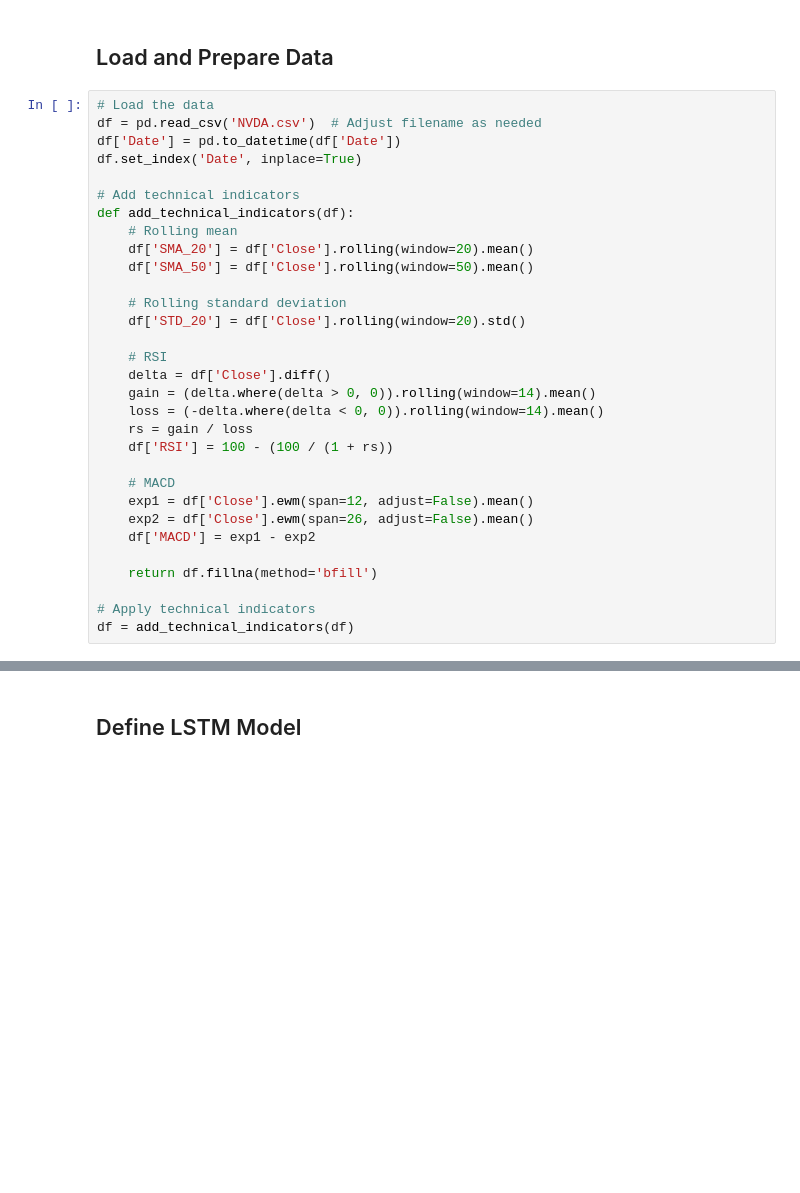
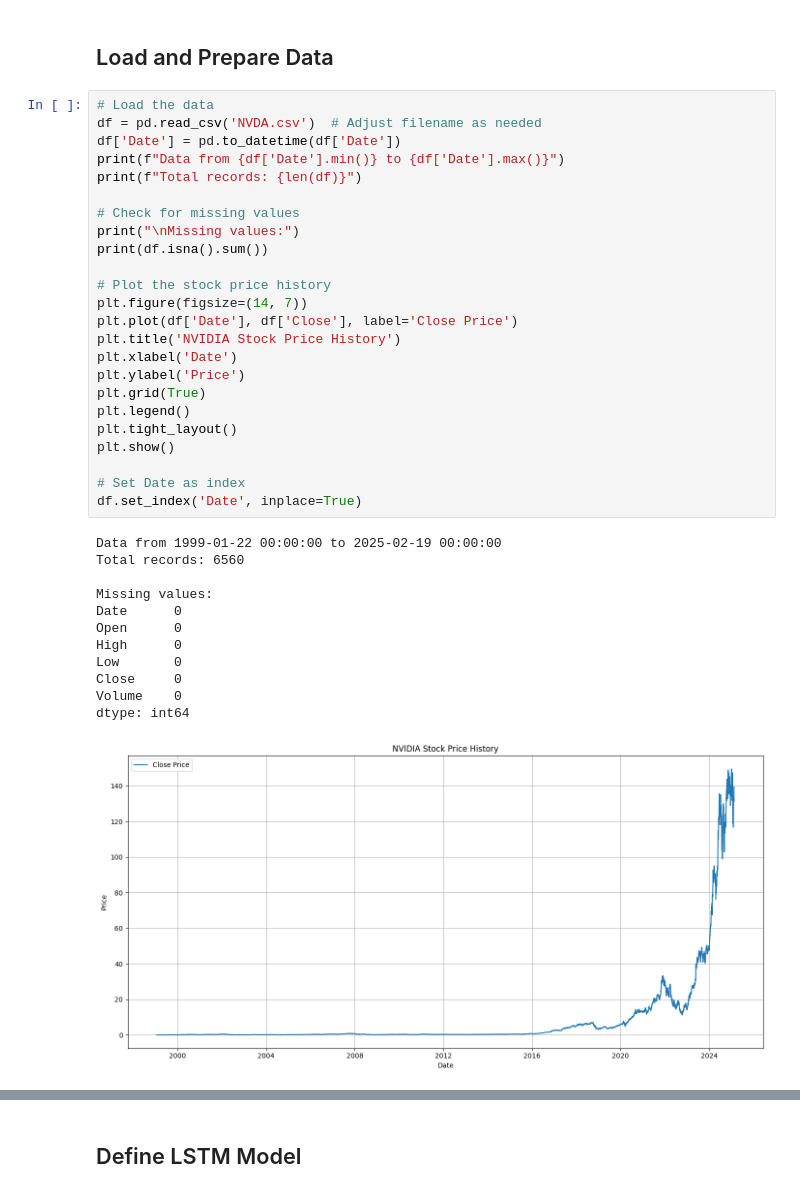
Before and after one commit to EverGarden13/Data-analysis-of-Nvidia-Stock-Price, a Jupyter notebook: LSTM.ipynb, the cells around one changed output, grey strips where cells are left out. Cells and saved outputs as stored; diff of their text form; blank space fills up the shorter version.

```diff
--- a/LSTM.ipynb
+++ b/LSTM.ipynb
@@ -17,34 +17,40 @@ from sklearn.metrics import mean_squared_error, r2_score
 from sklearn.metrics import mean_squared_error, r2_score, mean_absolute_error, explained_variance_score, max_error
 # %% [markdown]
 ## Load and Prepare Data
-# %%
-# Load the data
-df = pd.read_csv('NVDA.csv')  # Adjust filename as needed
-df['Date'] = pd.to_datetime(df['Date'])
-df.set_index('Date', inplace=True)
-
-# Add technical indicators
-def add_technical_indicators(df):
-    # Rolling mean
-    df['SMA_20'] = df['Close'].rolling(window=20).mean()
-    df['SMA_50'] = df['Close'].rolling(window=50).mean()
-
-    # Rolling standard deviation
-    df['STD_20'] = df['Close'].rolling(window=20).std()
-
-    # RSI
-    delta = df['Close'].diff()
-    gain = (delta.where(delta > 0, 0)).rolling(window=14).mean()
-    loss = (-delta.where(delta < 0, 0)).rolling(window=14).mean()
-    rs = gain / loss
-    df['RSI'] = 100 - (100 / (1 + rs))
-
-    # MACD
-    exp1 = df['Close'].ewm(span=12, adjust=False).mean()
-    exp2 = df['Close'].ewm(span=26, adjust=False).mean()
-    df['MACD'] = exp1 - exp2
-
-    return df.fillna(method='bfill')
-
-# Apply technical indicators
-df = add_technical_indicators(df)
+# %%
+# Load the data
+df = pd.read_csv('NVDA.csv')  # Adjust filename as needed
+df['Date'] = pd.to_datetime(df['Date'])
+print(f"Data from {df['Date'].min()} to {df['Date'].max()}")
+print(f"Total records: {len(df)}")
+
+# Check for missing values
+print("\nMissing values:")
+print(df.isna().sum())
+
+# Plot the stock price history
+plt.figure(figsize=(14, 7))
+plt.plot(df['Date'], df['Close'], label='Close Price')
+plt.title('NVIDIA Stock Price History')
+plt.xlabel('Date')
+plt.ylabel('Price')
+plt.grid(True)
+plt.legend()
+plt.tight_layout()
+plt.show()
+
+# Set Date as index
+df.set_index('Date', inplace=True)
+# %% [output]
+Data from 1999-01-22 00:00:00 to 2025-02-19 00:00:00
+Total records: 6560
+
+Missing values:
+Date      0
+Open      0
+High      0
+Low       0
+Close     0
+Volume    0
+dtype: int64
+[figure, added]
```
Also changed, not shown: parts of 6 cells of this notebook, 9 other files.
